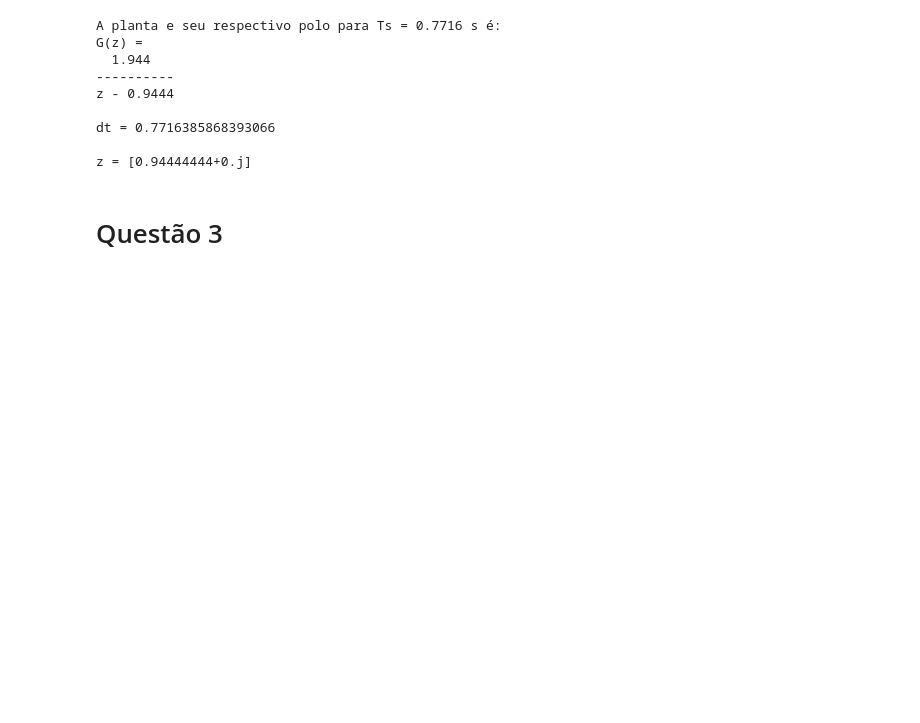
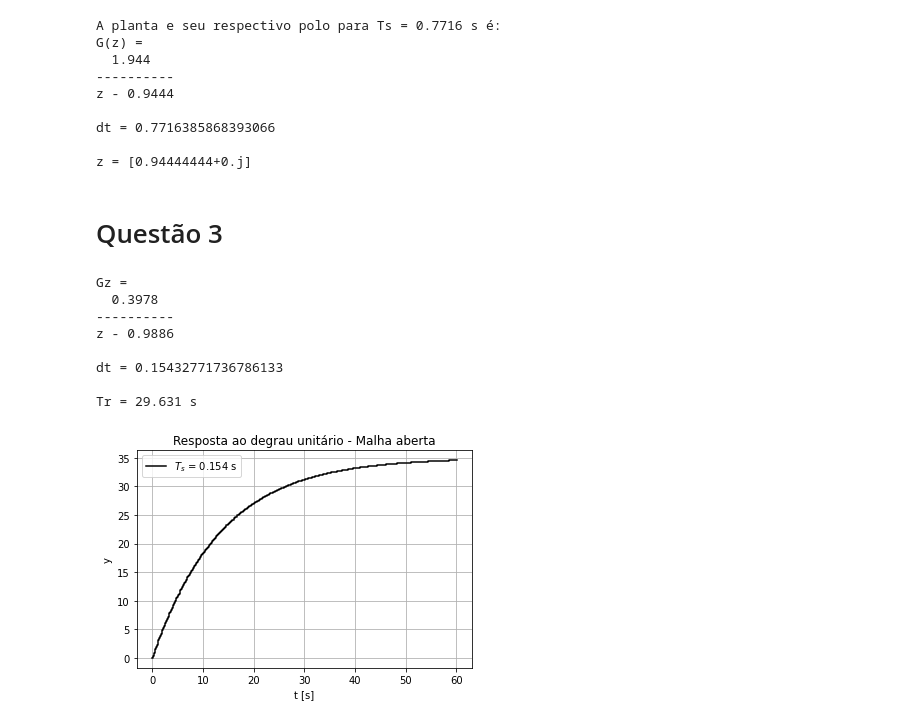
Before and after one commit to Widmark-Kaue/digital-signal-processing, a Jupyter notebook: avl1.ipynb, the cells around one changed output. Saved outputs shown, nothing was run; the diff lists cells and outputs as text; code cells hidden in the pictures; blank space fills up the shorter version.

```diff
--- a/avl1.ipynb
+++ b/avl1.ipynb
@@ -122,3 +122,32 @@ dt = 0.7716385868393066
 z = [0.94444444+0.j]
 # %% [markdown]
 # Questão 3
+# %%
+# Tempo de amostragem e resposta da planta discreta em malha aberta
+Tsf = 0.2*Ts
+
+Gz = m.c2d(Gs, Tsf, 'zoh')
+Trz = m.stepinfo(Gz,60)['RiseTime']
+print(f'Gz = {Gz}')
+print(f'Tr = {round(Trz,3)} s')
+
+
+y,t = m.step(Gz, 60)
+plt.step(t,y, 'k', where = 'post', label = f'$T_s$ = {round(Tsf, 3)} s')
+plt.title('Resposta ao degrau unitário - Malha aberta')
+plt.xlabel('t [s]')
+plt.ylabel('y')
+
+plt.grid()
+plt.legend()
+plt.show()
+# %% [output]
+Gz =
+  0.3978
+----------
+z - 0.9886
+
+dt = 0.15432771736786133
+
+Tr = 29.631 s
+[figure, added]
```
Also changed, not shown: parts of 3 cells of this notebook, 1 other file.
